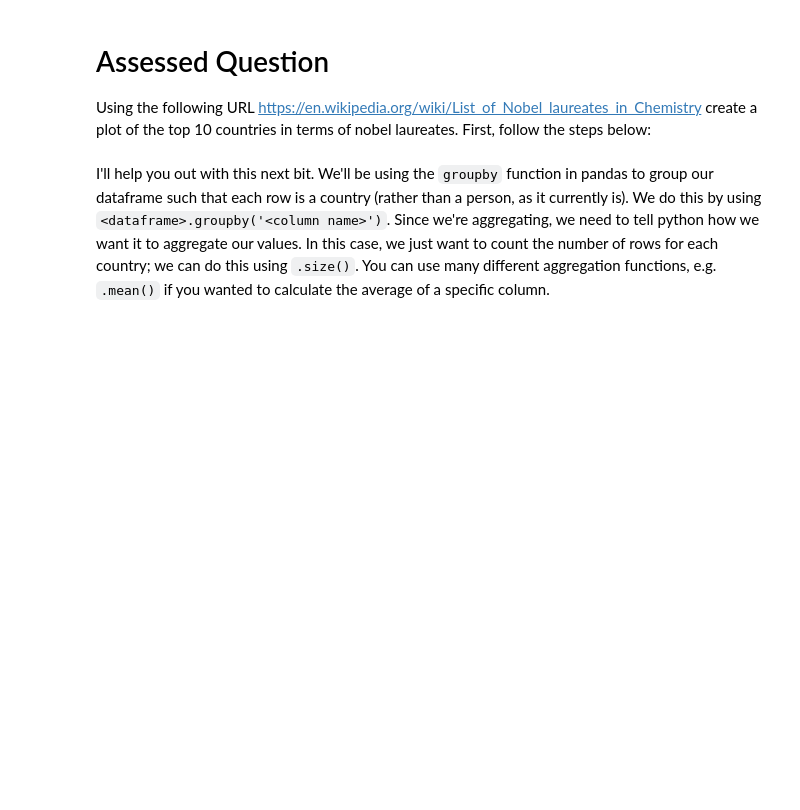
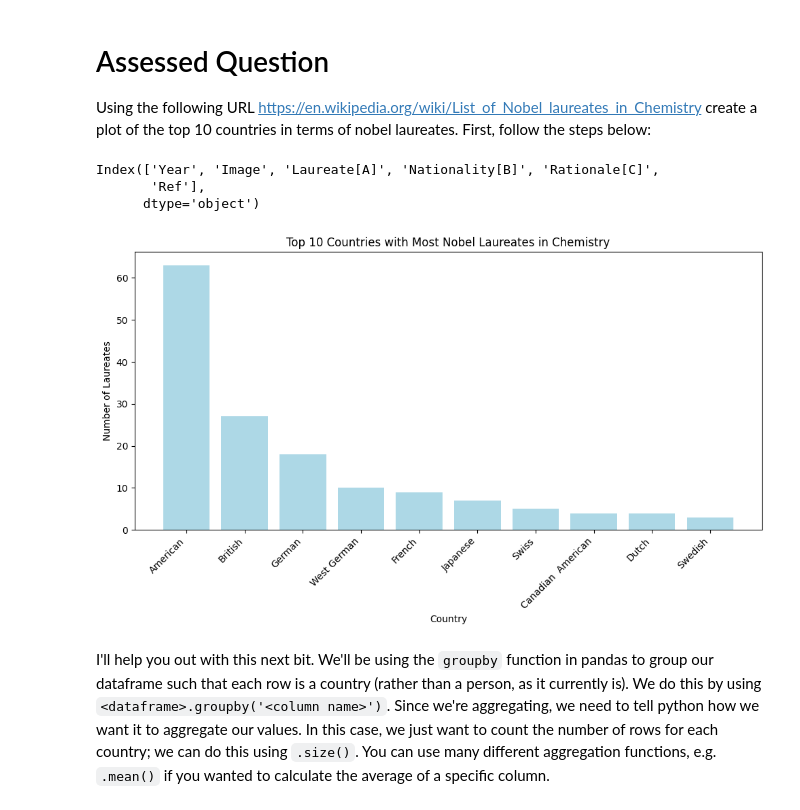
Before and after one commit to PURPLEHELEN666/QM2, a Jupyter notebook: notebooks/W02. Pandas.ipynb, the cells around one changed output. Cells and saved outputs as stored; diff of their text form; code cells hidden in the pictures; blank space fills up the shorter version.

```diff
--- a/notebooks/W02. Pandas.ipynb
+++ b/notebooks/W02. Pandas.ipynb
@@ -401,3 +397,44 @@ Using the following URL https://en.wikipedia.org/wiki/List_of_Nobel_laureates_in
+# %%
+import pandas as pd
+
+# Step 1: Scrape the table of Nobel Laureates in Chemistry using read_html
+url = 'https://en.wikipedia.org/wiki/List_of_Nobel_laureates_in_Chemistry'
+chem_tables = pd.read_html(url)  # This will give you a list of dataframes
+
+# Step 2: Select the first dataframe from the list
+chem = chem_tables[0]
+
+# Display the columns to check if it's the correct table
+print(chem.columns)
+
+# Step 1: Remove rows where 'Nationality[B]' is 'not awarded'
+chem_filtered = chem[chem['Nationality[B]'] != 'Not awarded']
+
+# Step 2: Group the data by 'Nationality[B]', counting the number of laureates per country
+country = chem_filtered.groupby('Nationality[B]').size().reset_index(name='Count')
+
+# Step 3: Sort the dataframe by 'Count' in descending order
+country_sorted = country.sort_values(by='Count', ascending=False)
+
+# Step 4: Select the top 10 countries
+top_10_countries = country_sorted.head(10)
+
+# Step 5: Plot the top 10 countries
+import matplotlib.pyplot as plt
+
+plt.figure(figsize=(10,6))
+plt.bar(top_10_countries['Nationality[B]'], top_10_countries['Count'], color='lightblue')
+plt.title('Top 10 Countries with Most Nobel Laureates in Chemistry')
+plt.xlabel('Country')
+plt.ylabel('Number of Laureates')
+plt.xticks(rotation=45, ha='right')
+plt.tight_layout()
+plt.show()
+# %% [output]
+Index(['Year', 'Image', 'Laureate[A]', 'Nationality[B]', 'Rationale[C]',
+       'Ref'],
+      dtype='object')
+[figure, added]
 # %% [markdown]
 I'll help you out with this next bit. We'll be using the `groupby` function in pandas to group our dataframe such that each row is a country (rather than a person, as it currently is). We do this by using `<dataframe>.groupby('<column name>')`. Since we're aggregating, we need to tell python how we want it to aggregate our values. In this case, we just want to count the number of rows for each country; we can do this using `.size()`. You can use many different aggregation functions, e.g. `.mean()` if you wanted to calculate the average of a specific column.
 # %%
```
Also changed, not shown: parts of 1 cell of this notebook.
